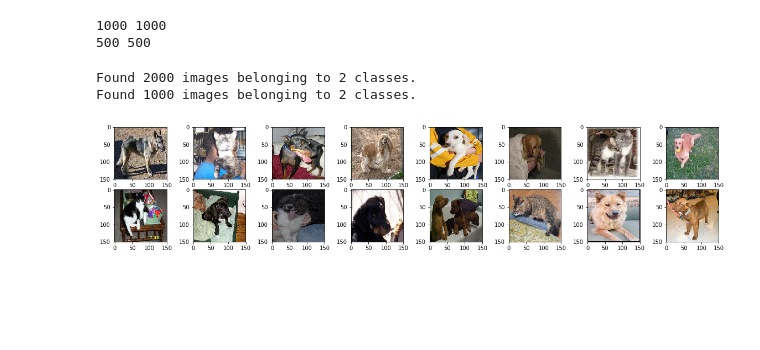
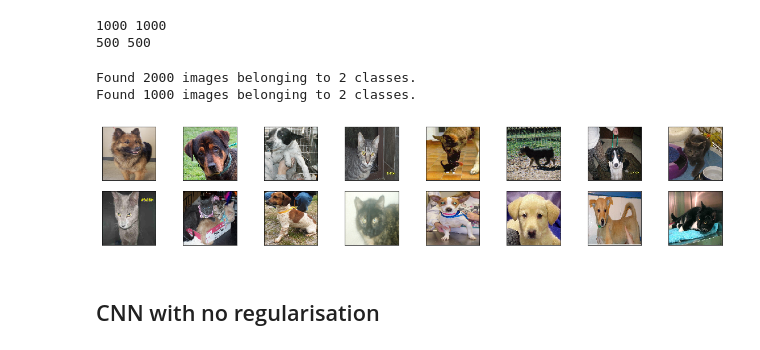
Before and after one commit to erickgrm/deep-learning, a Jupyter notebook: cats&dogs.ipynb, the cells around one changed output. Cells and saved outputs as stored; diff of their text form; code cells hidden in the pictures; blank space fills up the shorter version.

```diff
--- a/cats&dogs.ipynb
+++ b/cats&dogs.ipynb
@@ -38,21 +39,27 @@ validation_image_gen = tf.keras.preprocessing.image.ImageDataGenerator(rescale=1
 # %%
 train_data = train_image_gen.flow_from_directory(batch_size=BATCH_SIZE, directory=train_dir, shuffle=True,
                                                            target_size=(IMG_SIZE,IMG_SIZE), class_mode='binary')
-val_data = validation_image_gen.flow_from_directory(batch_size=BATCH_SIZE, directory=val_dir, shuffle=False,
+val_data = validation_image_gen.flow_from_directory(batch_size=BATCH_SIZE, directory=val_dir, shuffle=True,
                                                               target_size=(IMG_SIZE,IMG_SIZE), class_mode='binary')
-sample, _= next(train_data)
+sample, label= next(train_data)
 # %% [output]
 Found 2000 images belonging to 2 classes.
 Found 1000 images belonging to 2 classes.
 # %%
+classes = ['cat','dog']
 # Print example and its predicted class
 plt.figure(figsize=(20,8))
 i = 0
 for image in sample:
     plt.subplot(4,8,i+1)
     plt.imshow(image)
+    plt.xlabel(classes[int(label[i])], color='white')
+    plt.xticks([])
+    plt.yticks([])
     i += 1
     if 15 < i: break
 plt.show()
 # %% [output]
-[figure, old version]
+[figure, new version]
+# %% [markdown]
+## CNN with no regularisation
```
Also changed, not shown: parts of 11 cells of this notebook, 3 other files.
